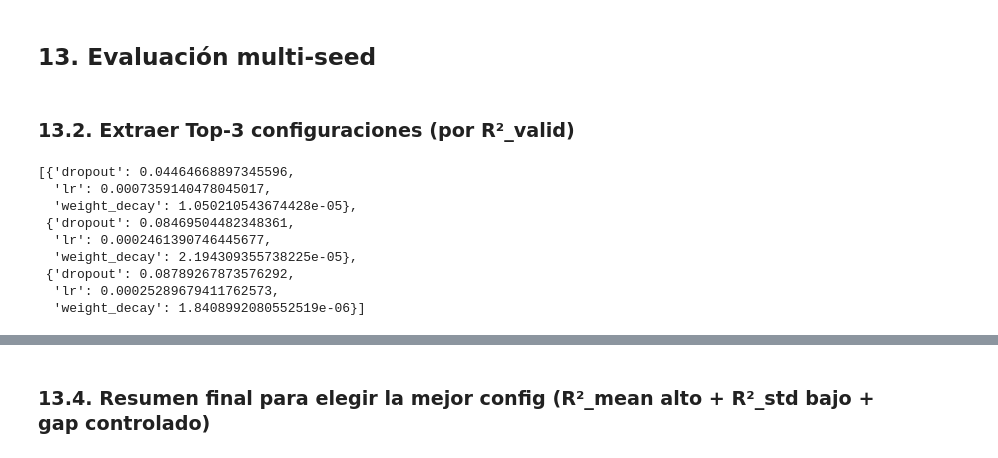
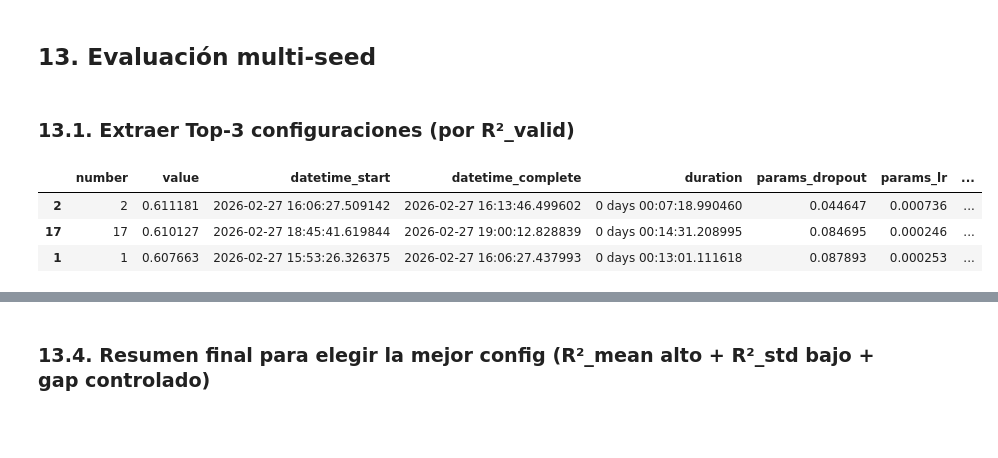
Before and after one commit to GUNAPILLCO/neural_profit, a Jupyter notebook: stage_07_model_analysis/seq2one/stage_07_02a_transformer_seq2one_tuning.ipynb, the cells around one changed output, grey strips where cells are left out. Cells and saved outputs as stored; diff of their text form; code cells hidden in the pictures; blank space fills up the shorter version.

```diff
--- a/stage_07_model_analysis/seq2one/stage_07_02a_transformer_seq2one_tuning.ipynb
+++ b/stage_07_model_analysis/seq2one/stage_07_02a_transformer_seq2one_tuning.ipynb
@@ -2786,25 +2786,11 @@ df_trials.sort_values("value", ascending=False)
 # %% [markdown]
 ## **13. Evaluación multi-seed**
 # %% [markdown]
-### **13.2. Extraer Top-3 configuraciones (por R²_valid)**
+### **13.1. Extraer Top-3 configuraciones (por R²_valid)**
-# %%
-top_k = 3
-trials_sorted = sorted(
-    [tr for tr in study.trials if tr.value is not None],
-    key=lambda tr: tr.value,
-    reverse=True
-)
-top_trials = trials_sorted[:top_k]
-
-top_params_list = [tr.params for tr in top_trials]
-top_params_list
-# %% [output]
-[{'dropout': 0.04464668897345596,
-  'lr': 0.0007359140478045017,
-  'weight_decay': 1.050210543674428e-05},
- {'dropout': 0.08469504482348361,
-  'lr': 0.0002461390746445677,
-  'weight_decay': 2.194309355738225e-05},
- {'dropout': 0.08789267873576292,
-  'lr': 0.00025289679411762573,
-  'weight_decay': 1.8408992080552519e-06}]
+# %%
+df_trials.sort_values("value", ascending=False).head(3)
+# %% [output]
+|  | number | value | datetime_start | datetime_complete | duration | params_dropout | params_lr | ... |
+| 2 | 2 | 0.611181 | 2026-02-27 16:06:27.509142 | 2026-02-27 16:13:46.499602 | 0 days 00:07:18.990460 | 0.044647 | 0.000736 | ... |
+| 17 | 17 | 0.610127 | 2026-02-27 18:45:41.619844 | 2026-02-27 19:00:12.828839 | 0 days 00:14:31.208995 | 0.084695 | 0.000246 | ... |
+| 1 | 1 | 0.607663 | 2026-02-27 15:53:26.326375 | 2026-02-27 16:06:27.437993 | 0 days 00:13:01.111618 | 0.087893 | 0.000253 | ... |
```
Also changed, not shown: parts of 4 cells of this notebook.
